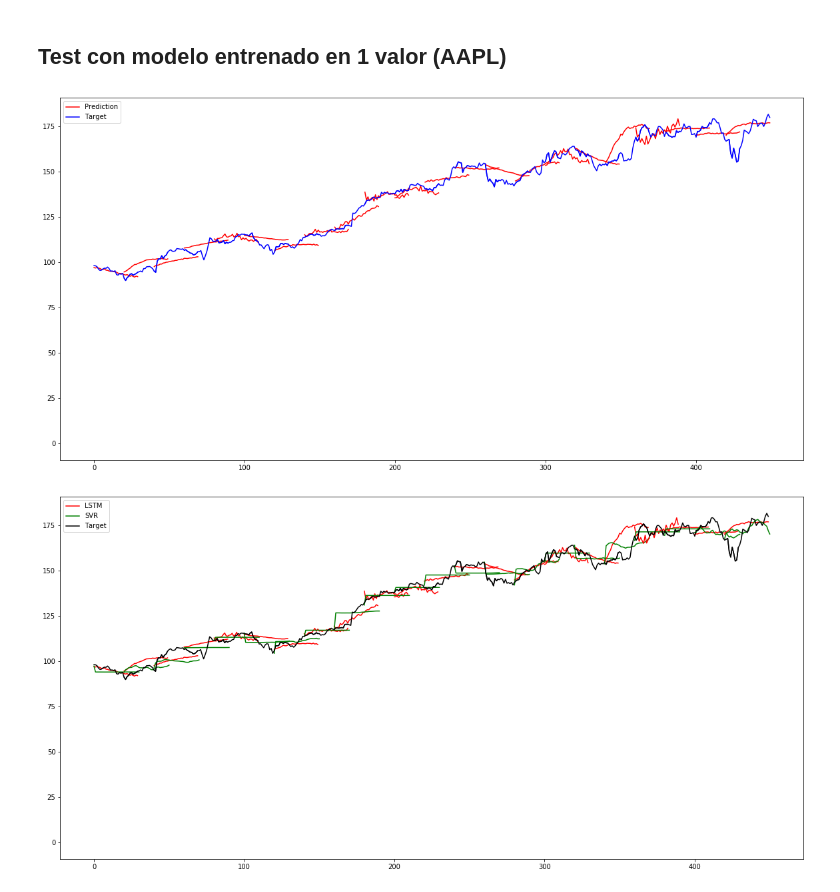
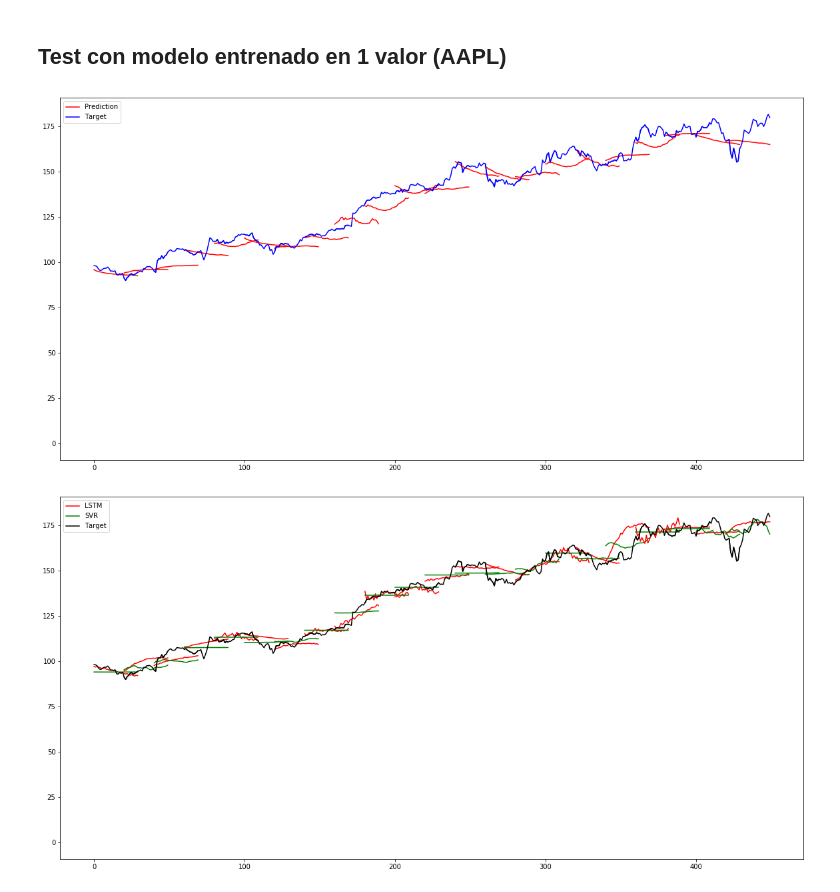
Before and after one commit to TFM-UAH/uah, a Jupyter notebook: ml/lstm/LSTM_comparativa.ipynb, the cells around one changed output. Drawn from its saved outputs; the diff is of its cells as text; code cells hidden in the pictures.

```diff
--- a/ml/lstm/LSTM_comparativa.ipynb
+++ b/ml/lstm/LSTM_comparativa.ipynb
@@ -54,16 +57,21 @@ def forecast_accuracy(forecast, actual):
     mae = np.mean(np.abs(forecast - actual))    # MAE
     mpe = np.mean((forecast - actual)/actual)   # MPE
     rmse = np.mean((forecast - actual)**2)**.5  # RMSE
-    corr = np.corrcoef(forecast, actual)[0,1]   # corr
+    #corr = np.corrcoef(forecast, actual)[0,1]   # corr
     mins = np.amin(np.hstack([forecast[:,None],
                               actual[:,None]]), axis=1)
     maxs = np.amax(np.hstack([forecast[:,None],
                               actual[:,None]]), axis=1)
     minmax = 1 - np.mean(mins/maxs)             # minmax
     #acf1 = acf(fc-test)[1]                      # ACF1
-    SS_res =  K.sum(K.square( actual-forecast ))
-    SS_tot = K.sum(K.square( actual - K.mean(actual) ) )
-    R2 = 1 - SS_res/(SS_tot + K.epsilon())
+    R2 = r2_score(actual, forecast)
+    #SS_res =  np.sum(np.square( actual-forecast ))
+    #SS_tot = np.sum(np.square( actual - np.mean(actual) ) )
+    #R2 = 1 - (SS_res/SS_tot)
+
+    #SS_res =  K.sum(K.square( actual-forecast ))
+    #SS_tot = K.sum(K.square( actual - K.mean(actual) ) )
+    #R2 = 1 - SS_res/(SS_tot + K.epsilon())
     return({'mape':mape, 'me':me, 'mae': mae,
             'mpe': mpe, 'rmse':rmse, #'acf1':acf1,
-            'corr':corr, 'minmax':minmax})
+            'minmax':minmax, 'r2': R2})
@@ -70 +80,3 @@ def forecast_accuracy(forecast, actual):
+# %%
+model = load_model("lstm_apple.h5")
 # %% [markdown]
@@ -79,19 +91,3 @@ array = appl['ADJ_CLOSE'].values.reshape(appl.shape[0],1)
 X,y = processData(array,look_back,forward_days)
 y = np.array([list(a.ravel()) for a in y])
 X_train, X_validate, y_train, y_validate = train_test_split(X, y, test_size=0.10, random_state=42)
-
-#Training the LSTM
-NUM_NEURONS_FirstLayer = 50
-NUM_NEURONS_SecondLayer = 30
-EPOCHS = 15
-
-#Build the model
-model = Sequential()
-model.add(LSTM(NUM_NEURONS_FirstLayer,input_shape=(look_back,1), return_sequences=True))
-model.add(LSTM(NUM_NEURONS_SecondLayer,input_shape=(NUM_NEURONS_FirstLayer,1)))
-model.add(Dense(forward_days))
-model.compile(loss='mean_squared_error', optimizer='adam')
-# %%
-# Entrenar el modelo
-history = model.fit(X_train,y_train,epochs=EPOCHS,validation_data=(X_validate,y_validate),shuffle=True,batch_size=2, verbose=1)
-model.save('model_apple.h5')
@@ -136,21 +114,29 @@ Y shape (22, 30, 1)
 ## Test con modelo entrenado en 1 valor (AAPL)
 # %%
 plt.figure(figsize = (20,10))
+
+results = []
 
 for i in range(0,len(X_test)):
     scl = MinMaxScaler()
     scl.fit(X_test[i])
     scl.fit(y_test[i])
     d = scl.transform( X_test[i] )
     y_pred = model.predict( d.reshape(1,d.shape[0],1) )
     y_pred = y_pred.reshape(-1,1)
+    y_pred = scl.inverse_transform(y_pred.reshape(-1,1))
+
+    results.append(forecast_accuracy(y_pred, y_test[i]))
+
     #plt.plot([x + i*forward_days for x in range(len(Xt[i]))], scl.inverse_transform(Xt[i].reshape(-1,1)), color='r')
-    plt.plot([x + i*num_periods for x in range(len(y_pred))], scl.inverse_transform(y_pred.reshape(-1,1)), color='r')
+    plt.plot([x + i*num_periods for x in range(len(y_pred))], y_pred, color='r')
     plt.plot([x + i*num_periods for x in range(len(y_test[i]))], y_test[i], color='b')
+
+result_lstm = pd.DataFrame(results)
 
 plt.plot(0, 0, color='r', label='Prediction') #only to place the label
 plt.plot(0,0,color='b', label='Target')
 plt.legend(loc='best')
 plt.show()
 # %% [output]
-[figure, old version]
+[figure, new version]
```
Also changed, not shown: parts of 11 cells of this notebook.
